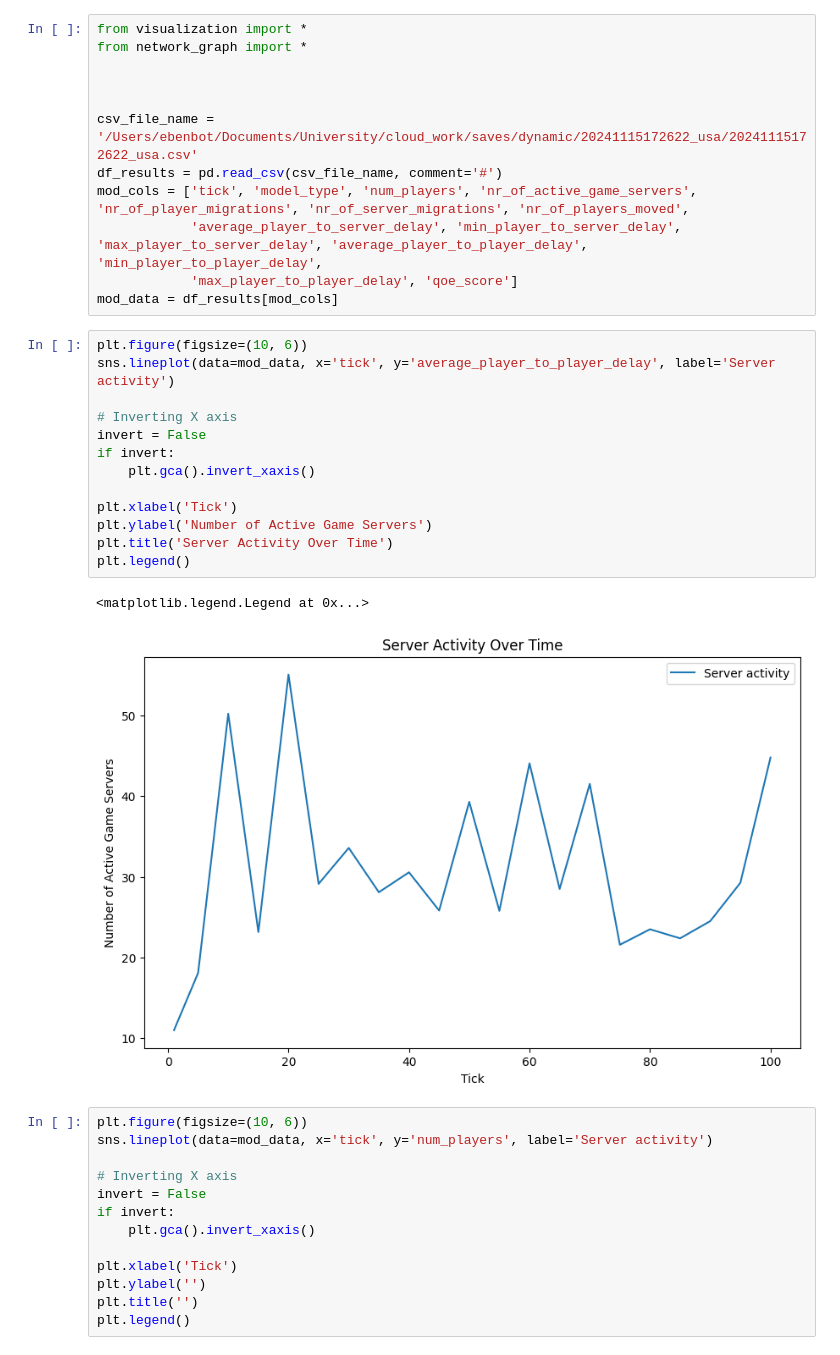
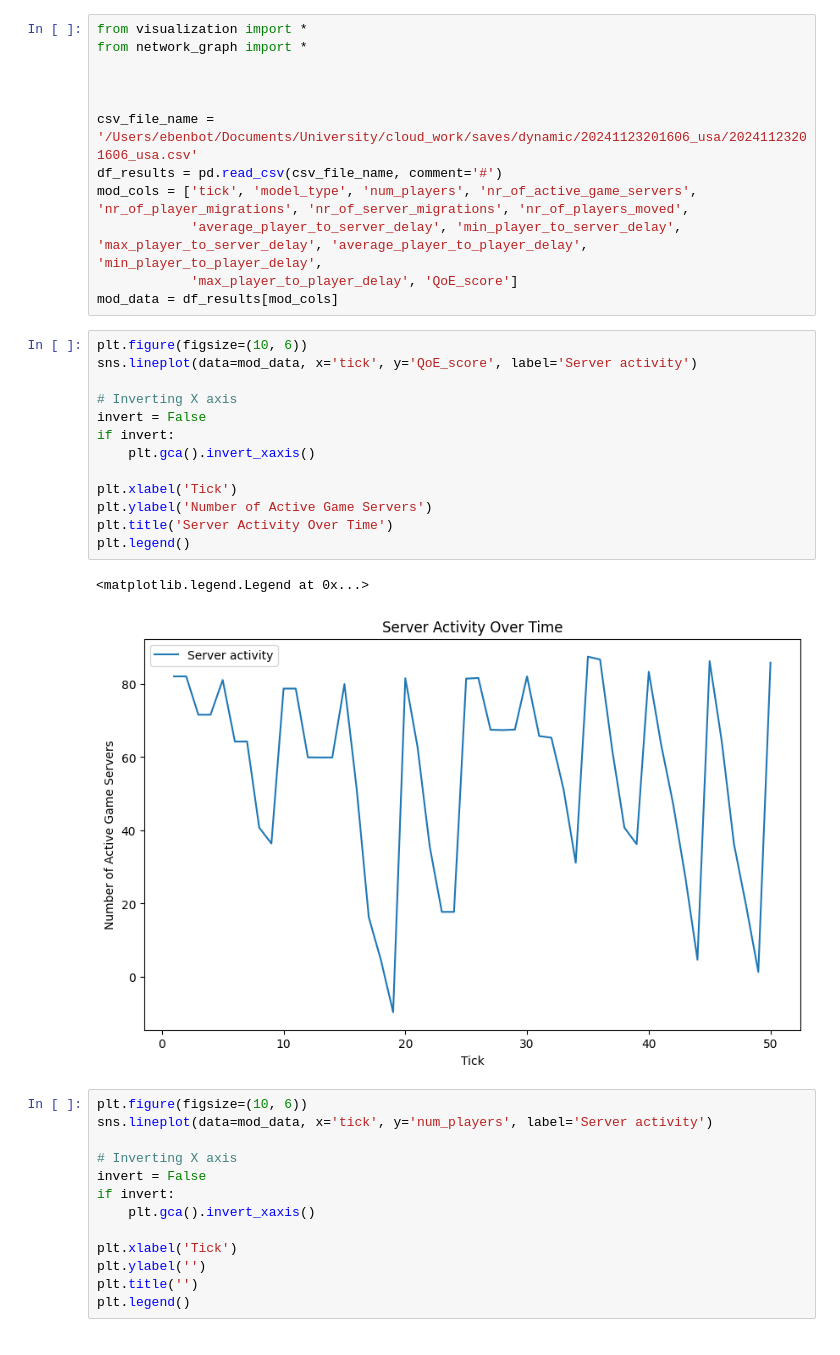
Before and after one commit to savelugi/cloud_work, a Jupyter notebook: visuals.ipynb, the cells around one changed output. Drawn from its saved outputs; the diff is of its cells as text.

```diff
--- a/visuals.ipynb
+++ b/visuals.ipynb
@@ -4,28 +4,28 @@ from network_graph import *
 
 
 
-csv_file_name = '/Users/ebenbot/Documents/University/cloud_work/saves/dynamic/20241115172622_usa/20241115172622_usa.csv'
+csv_file_name = '/Users/ebenbot/Documents/University/cloud_work/saves/dynamic/20241123201606_usa/20241123201606_usa.csv'
 df_results = pd.read_csv(csv_file_name, comment='#')
 mod_cols = ['tick', 'model_type', 'num_players', 'nr_of_active_game_servers', 'nr_of_player_migrations', 'nr_of_server_migrations', 'nr_of_players_moved',
             'average_player_to_server_delay', 'min_player_to_server_delay', 'max_player_to_server_delay', 'average_player_to_player_delay', 'min_player_to_player_delay',
-            'max_player_to_player_delay', 'qoe_score']
+            'max_player_to_player_delay', 'QoE_score']
 mod_data = df_results[mod_cols]
 # %%
 plt.figure(figsize=(10, 6))
-sns.lineplot(data=mod_data, x='tick', y='average_player_to_player_delay', label='Server activity')
+sns.lineplot(data=mod_data, x='tick', y='QoE_score', label='Server activity')
 
 # Inverting X axis
 invert = False
 if invert:
     plt.gca().invert_xaxis()
 
 plt.xlabel('Tick')
 plt.ylabel('Number of Active Game Servers')
 plt.title('Server Activity Over Time')
 plt.legend()
 # %% [output]
 <matplotlib.legend.Legend at 0x...>
-[figure, old version]
+[figure, new version]
 # %%
 plt.figure(figsize=(10, 6))
 sns.lineplot(data=mod_data, x='tick', y='num_players', label='Server activity')
```
Also changed, not shown: parts of 2 cells of this notebook, 8 other files.
